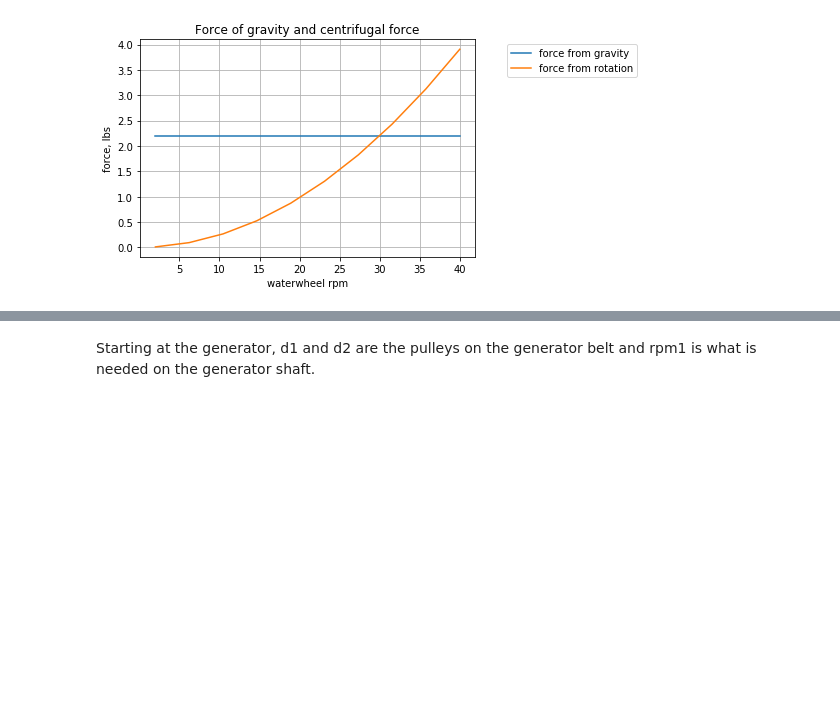
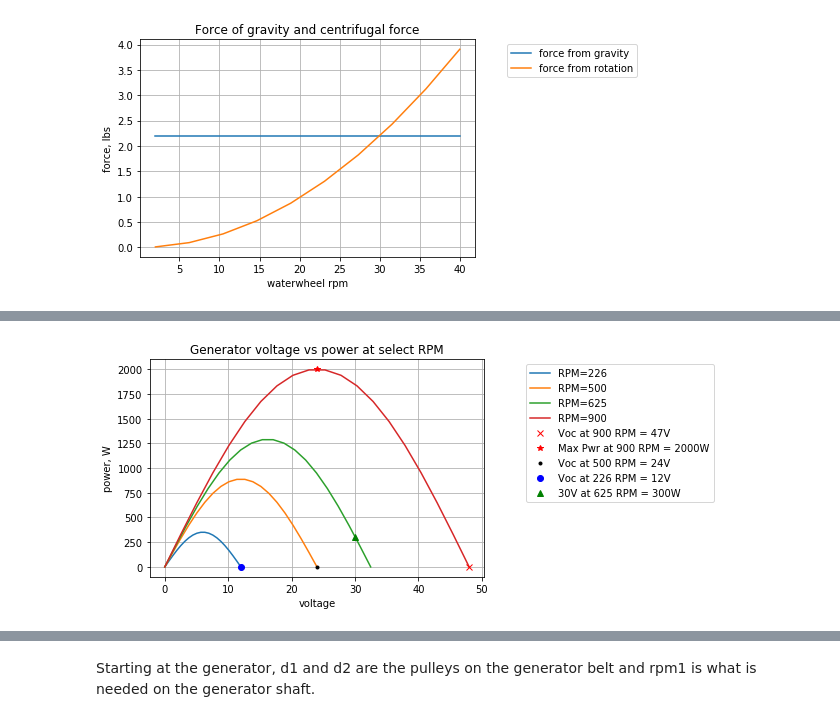
Before and after one commit to Tiburonboy/EE_jupyter_notebooks, a Jupyter notebook: Overshot waterwheel hydroelectric power system analysis/Overshot waterwheel hydroelectric power system analysis.ipynb, the cells around one changed output, grey strips where cells are left out. Cells and saved outputs as stored; diff of their text form; code cells hidden in the pictures; blank space fills up the shorter version.

```diff
--- a/Overshot waterwheel hydroelectric power system analysis/Overshot waterwheel hydroelectric power system analysis.ipynb
+++ b/Overshot waterwheel hydroelectric power system analysis/Overshot waterwheel hydroelectric power system analysis.ipynb
@@ -704,21 +479,0 @@ torque in base SI units is kg⋅m2⋅s−2
-# %%
-tau1 = np.linspace(1,500,100)*ureg.kg*ureg.meter**2/ureg.sec**2
-R = avg_water_radius #7*ureg.feet # wheel dia
-# R.ito_base_units()
-theta1 = 135*np.pi/180 # water release angle
-flow_rate = np.array([50,75,100,150,300])*ureg.gal/ureg.min # flow rate range in gallons per minute
-Q = flow_rate.to_base_units()
-
-for i in range(len(Q)):
-    plt.plot(tau1.to('foot * force_pound'),(rho*g*Q[i]*R*(1-np.cos(theta1))/tau1).to('rpm'), '-',label='Q={:.0f}'.format(Q[i].to('gal/min')))
-    #plt.plot(tau1,(rho*g*Q[i]*R*(1-np.cos(theta1))/tau1), '-',label='Q={:.0f}'.format(Q[i].to('gal/min')))
-
-plt.legend(bbox_to_anchor=(1.5, 1))
-plt.grid()
-
-plt.ylim((0,50))
-plt.ylabel('omega, rpm')
-plt.xlabel('tau1, ft lb')
-
-plt.title('Plot omega vs tau for various Qs')
-plt.show()
@@ -796,0 +519,23 @@ m*375 + c # 325 rpm
+# %%
+gen_volts = np.array([12,24,32.47,48])
+gen_rpm = np.array([226,500,625,900])
+gen_pwr_derate_rpm = np.array([0.7,0.8,0.93,1.0]) # generator power rpm derating, can't generate as much power at low rpm
+
+for i in range(len(gen_volts)):
+    x = np.linspace(0,gen_volts[i],20)
+    plt.plot(x,gen_pwr_derate_rpm[i]*(gen_rpm[i]*2000/900)*np.sin(x*np.pi/gen_volts[i]),'-',label='RPM={:.0f}'.format(gen_rpm[i]))
+
+plt.plot(48,0,'xr',label='Voc at 900 RPM = 47V')
+plt.plot(24,2000,'*r',label='Max Pwr at 900 RPM = 2000W')
+plt.plot(24,0,'.k',label='Voc at 500 RPM = 24V')
+plt.plot(12,0,'ob',label='Voc at 226 RPM = 12V')
+plt.plot(30,300,'^g',label='30V at 625 RPM = 300W')
+
+plt.ylabel('power, W')
+plt.xlabel('voltage')
+plt.legend(bbox_to_anchor=(1.7, 1))
+plt.grid()
+plt.title('Generator voltage vs power at select RPM')
+plt.show()
+# %% [output]
+[figure, added]
```
Also changed, not shown: parts of 94 cells of this notebook.
